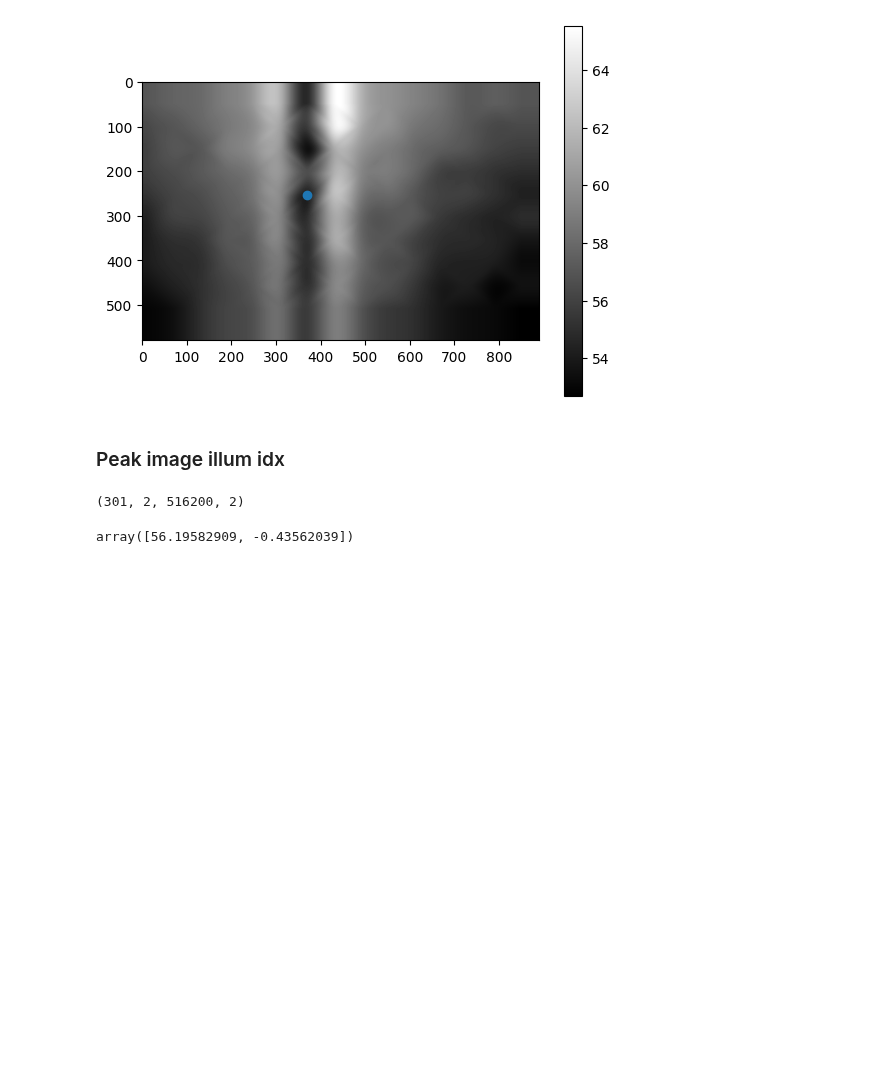
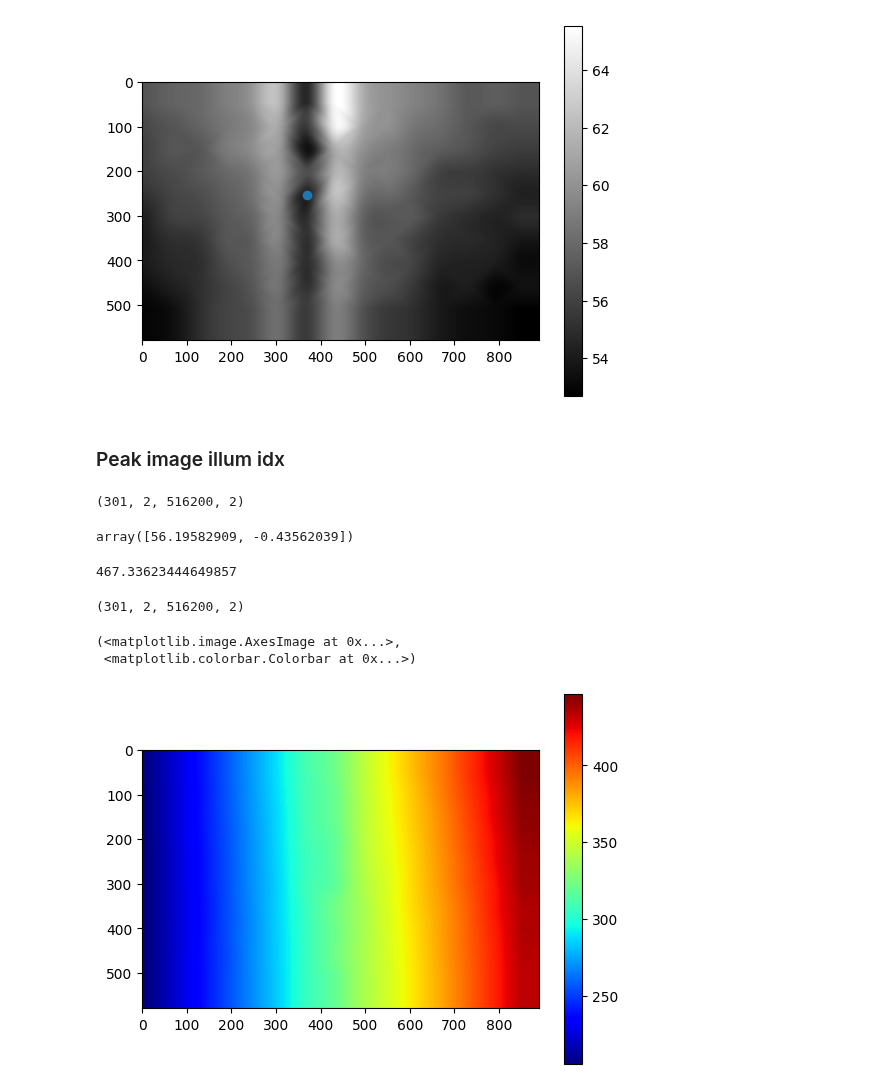
Before and after one commit to shshin1210/DSL, a Jupyter notebook: hyper_sl/image_formation/debug.ipynb, the cells around one changed output. Saved outputs shown, nothing was run; the diff lists cells and outputs as text; code cells hidden in the pictures; blank space fills up the shorter version.

```diff
--- a/hyper_sl/image_formation/debug.ipynb
+++ b/hyper_sl/image_formation/debug.ipynb
@@ -424,3 +682,19 @@ peak_image_illum_idx_reshape[130,1,260,420]
 array([56.19582909, -0.43562039])
 # %%
 depth_peak_illum_idx_final
+# %%
+a = np.load(os.path.join(npy_dir, 'depth_new_peak_image_illum_idx.npy'))
+# %%
+a.max()
+# %% [output]
+467.33623444649857
+# %%
+a.shape
+# %% [output]
+(301, 2, 516200, 2)
+# %%
+plt.imshow(a.reshape(301,2,580,890,2)[0, 1, :,:, 1], cmap = 'jet'), plt.colorbar()
+# %% [output]
+(<matplotlib.image.AxesImage at 0x...>,
+ <matplotlib.colorbar.Colorbar at 0x...>)
+[figure, added]
```
Also changed, not shown: parts of 81 cells of this notebook, 13 other files.
